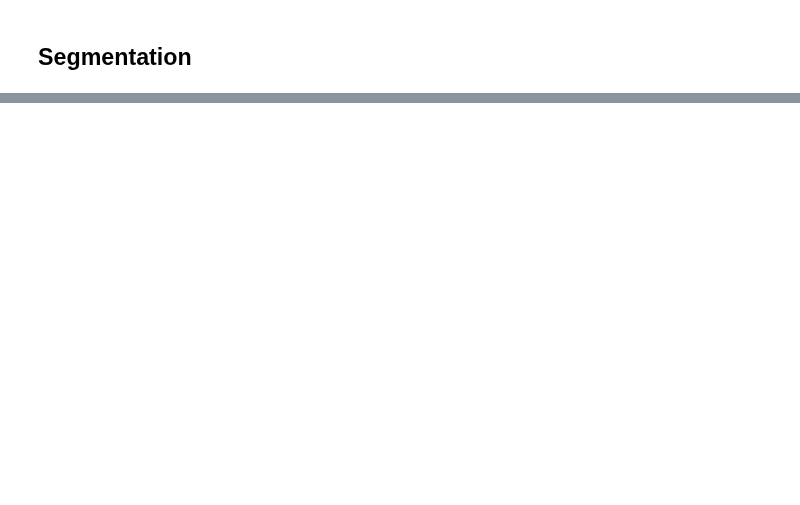
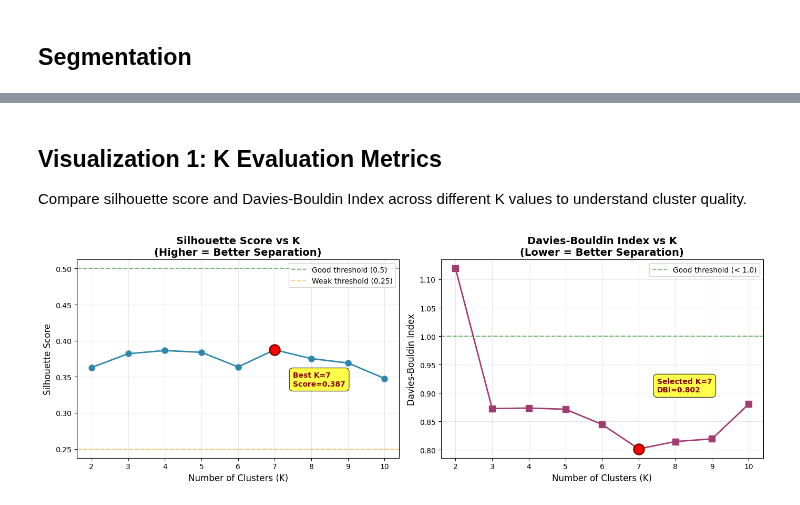
Before and after one commit to celinezyyy/Segma_FYP, a Jupyter notebook: server/python/cleaningPipeline/segmentation.ipynb, the cells around one changed output, grey strips where cells are left out. Drawn from its saved outputs; the diff is of its cells as text; code cells hidden in the pictures; blank space fills up the shorter version.

```diff
--- a/server/python/cleaningPipeline/segmentation.ipynb
+++ b/server/python/cleaningPipeline/segmentation.ipynb
@@ -212,0 +241,74 @@ After OneHotEncoding (first 5 rows of transformed data):
+# %% [markdown]
+## Visualization 1: K Evaluation Metrics
+Compare silhouette score and Davies-Bouldin Index across different K values to understand cluster quality.
+# %%
+import matplotlib.pyplot as plt
+
+# Extract K evaluation metrics from result
+k_values = [r['k'] for r in result['evaluation']]
+silhouette_scores = [r['silhouette'] for r in result['evaluation']]
+dbi_scores = [r['dbi'] for r in result['evaluation']]
+
+# Create figure with two subplots
+fig, (ax1, ax2) = plt.subplots(1, 2, figsize=(14, 5))
+
+# Plot 1: Silhouette Score (Higher is better)
+ax1.plot(k_values, silhouette_scores, marker='o', linewidth=2, markersize=8, color='#2E86AB')
+ax1.axhline(y=0.5, color='green', linestyle='--', alpha=0.5, label='Good threshold (0.5)')
+ax1.axhline(y=0.25, color='orange', linestyle='--', alpha=0.5, label='Weak threshold (0.25)')
+ax1.set_xlabel('Number of Clusters (K)', fontsize=12)
+ax1.set_ylabel('Silhouette Score', fontsize=12)
+ax1.set_title('Silhouette Score vs K\n(Higher = Better Separation)', fontsize=14, fontweight='bold')
+ax1.grid(True, alpha=0.3)
+ax1.legend()
+ax1.set_xticks(k_values)
+
+# Highlight best K
+best_k = result['best_k']
+best_silhouette = [r['silhouette'] for r in result['evaluation'] if r['k'] == best_k][0]
+ax1.scatter([best_k], [best_silhouette], color='red', s=200, zorder=5, edgecolors='darkred', linewidth=2)
+ax1.annotate(f'Best K={best_k}\nScore={best_silhouette:.3f}',
+             xy=(best_k, best_silhouette),
+             xytext=(best_k+0.5, best_silhouette-0.05),
+             fontsize=10, color='darkred', fontweight='bold',
+             bbox=dict(boxstyle='round,pad=0.5', facecolor='yellow', alpha=0.7))
+
+# Plot 2: Davies-Bouldin Index (Lower is better)
+ax2.plot(k_values, dbi_scores, marker='s', linewidth=2, markersize=8, color='#A23B72')
+ax2.axhline(y=1.0, color='green', linestyle='--', alpha=0.5, label='Good threshold (< 1.0)')
+ax2.set_xlabel('Number of Clusters (K)', fontsize=12)
+ax2.set_ylabel('Davies-Bouldin Index', fontsize=12)
+ax2.set_title('Davies-Bouldin Index vs K\n(Lower = Better Separation)', fontsize=14, fontweight='bold')
+ax2.grid(True, alpha=0.3)
+ax2.legend()
+ax2.set_xticks(k_values)
+
+# Highlight best K
+best_dbi = [r['dbi'] for r in result['evaluation'] if r['k'] == best_k][0]
+ax2.scatter([best_k], [best_dbi], color='red', s=200, zorder=5, edgecolors='darkred', linewidth=2)
+ax2.annotate(f'Selected K={best_k}\nDBI={best_dbi:.3f}',
+             xy=(best_k, best_dbi),
+             xytext=(best_k+0.5, best_dbi+0.1),
+             fontsize=10, color='darkred', fontweight='bold',
+             bbox=dict(boxstyle='round,pad=0.5', facecolor='yellow', alpha=0.7))
+
+plt.tight_layout()
+plt.show()
+
+# Print interpretation guidance
+print("\n📊 INTERPRETATION GUIDE:")
+print("=" * 60)
+print("Silhouette Score:")
+print("  • Range: -1 to +1")
+print("  • > 0.7: Excellent separation")
+print("  • 0.5 - 0.7: Good separation")
+print("  • 0.25 - 0.5: Moderate structure")
+print("  • < 0.25: Weak/overlapping clusters")
+print("\nDavies-Bouldin Index:")
+print("  • Range: 0 to ∞")
+print("  • < 1.0: Good cluster compactness")
+print("  • 1.0 - 2.0: Acceptable")
+print("  • > 2.0: Poor separation")
+print("=" * 60)
+# %% [output]
+[figure, added]
```
Also changed, not shown: parts of 7 cells of this notebook.
